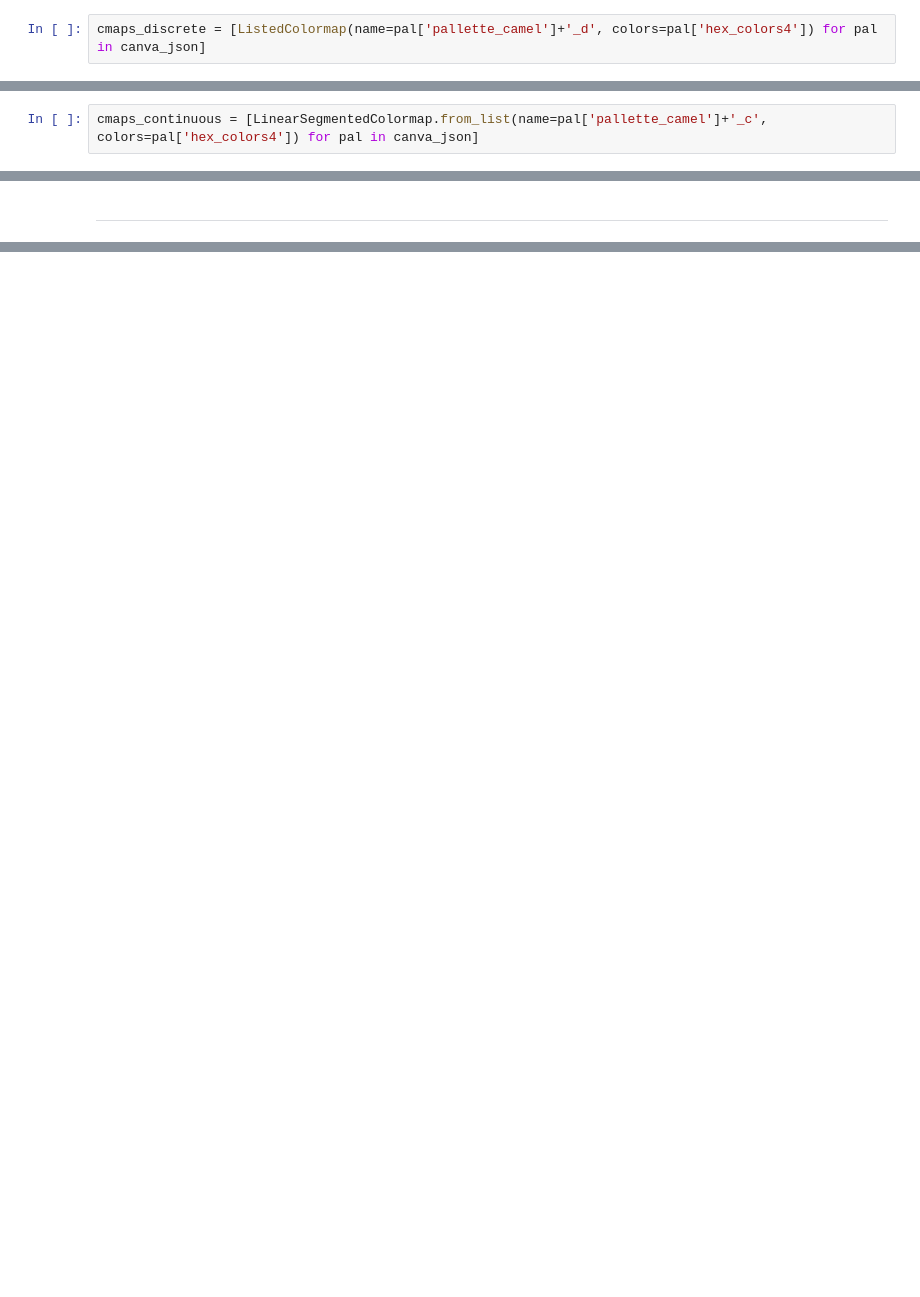
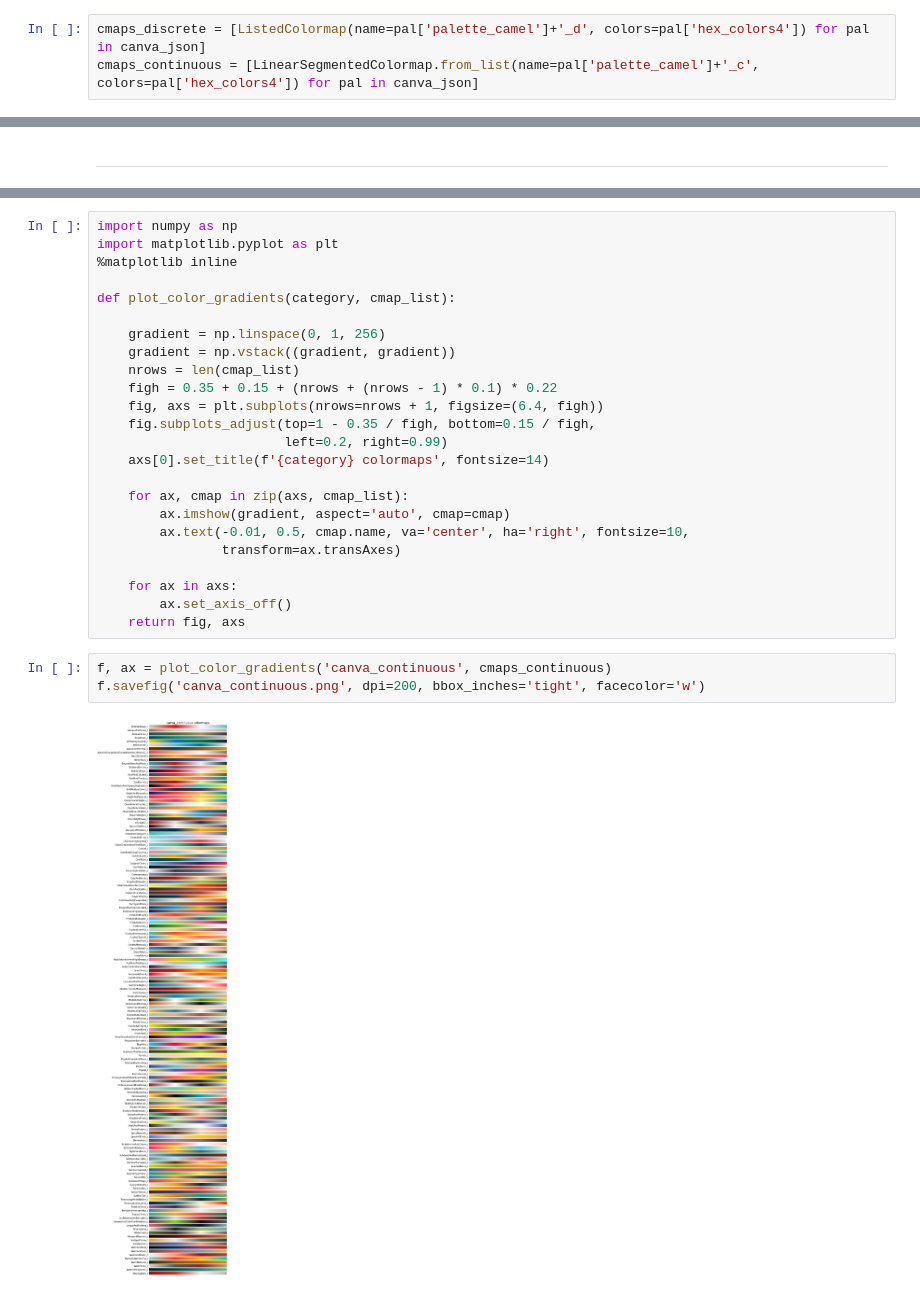
Before and after one commit to paniterka/canva_palettes, a Jupyter notebook: register_json_as_cmap.ipynb, the cells around one changed output, grey strips where cells are left out. Saved outputs shown, nothing was run; the diff lists cells and outputs as text; blank space fills up the shorter version.

```diff
--- a/register_json_as_cmap.ipynb
+++ b/register_json_as_cmap.ipynb
@@ -80,5 +113,6 @@ pals = [c for c in canva_json if selected_color.lower() in c['hex_colors4']]
 # %%
-cmaps_discrete = [ListedColormap(name=pal['pallette_camel']+'_d', colors=pal['hex_colors4']) for pal in canva_json]
+cmaps_discrete = [ListedColormap(name=pal['palette_camel']+'_d', colors=pal['hex_colors4']) for pal in canva_json]
+cmaps_continuous = [LinearSegmentedColormap.from_list(name=pal['palette_camel']+'_c', colors=pal['hex_colors4']) for pal in canva_json]
 # %%
 cmaps_discrete[27]
 # %% [output]
@@ -88,2 +119,0 @@ ValueError: Invalid RGBA argument: '#80706'
-# %%
-cmaps_continuous = [LinearSegmentedColormap.from_list(name=pal['pallette_camel']+'_c', colors=pal['hex_colors4']) for pal in canva_json]
@@ -151,0 +155,29 @@ ___
+# %%
+import numpy as np
+import matplotlib.pyplot as plt
+%matplotlib inline
+
+def plot_color_gradients(category, cmap_list):
+
+    gradient = np.linspace(0, 1, 256)
+    gradient = np.vstack((gradient, gradient))
+    nrows = len(cmap_list)
+    figh = 0.35 + 0.15 + (nrows + (nrows - 1) * 0.1) * 0.22
+    fig, axs = plt.subplots(nrows=nrows + 1, figsize=(6.4, figh))
+    fig.subplots_adjust(top=1 - 0.35 / figh, bottom=0.15 / figh,
+                        left=0.2, right=0.99)
+    axs[0].set_title(f'{category} colormaps', fontsize=14)
+
+    for ax, cmap in zip(axs, cmap_list):
+        ax.imshow(gradient, aspect='auto', cmap=cmap)
+        ax.text(-0.01, 0.5, cmap.name, va='center', ha='right', fontsize=10,
+                transform=ax.transAxes)
+
+    for ax in axs:
+        ax.set_axis_off()
+    return fig, axs
+# %%
+f, ax = plot_color_gradients('canva_continuous', cmaps_continuous)
+f.savefig('canva_continuous.png', dpi=200, bbox_inches='tight', facecolor='w')
+# %% [output]
+[figure, added]
```
Also changed, not shown: parts of 33 cells of this notebook, 5 other files.
